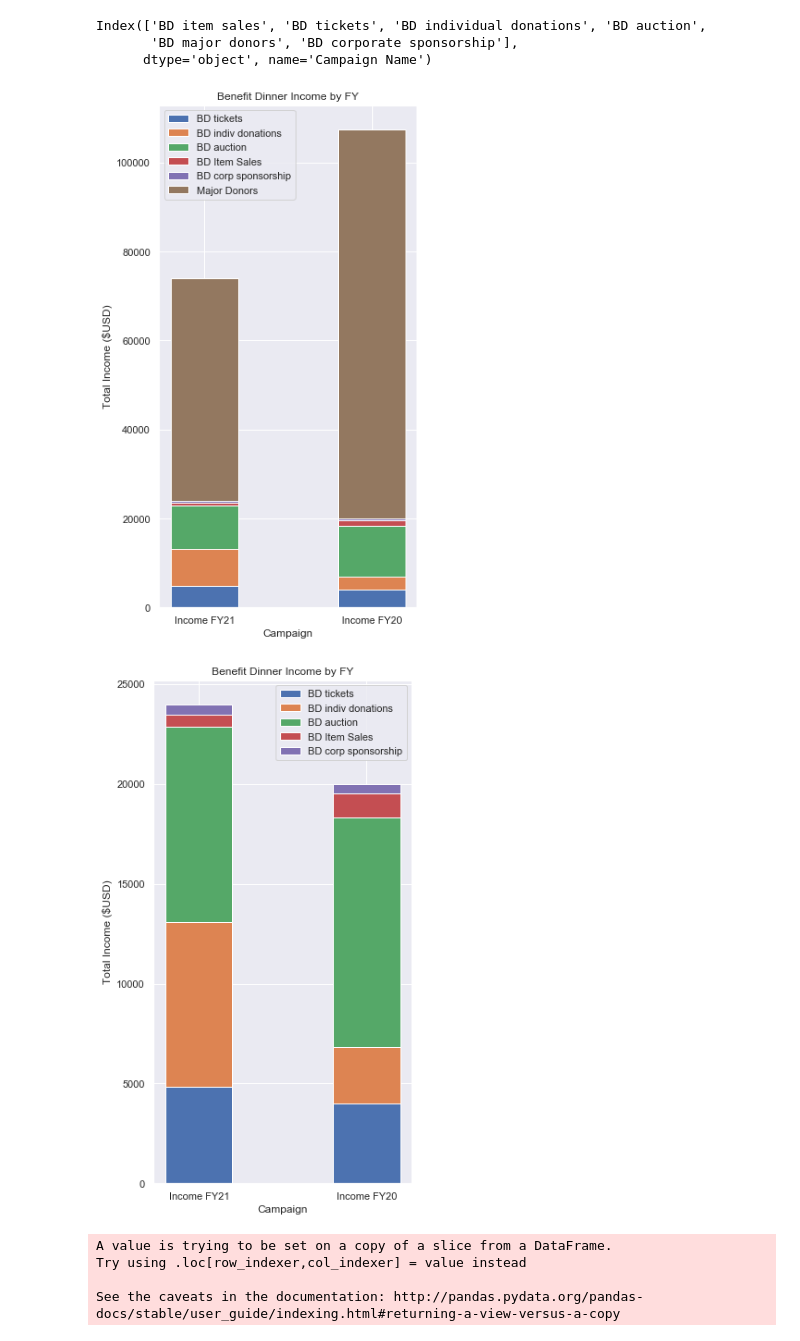
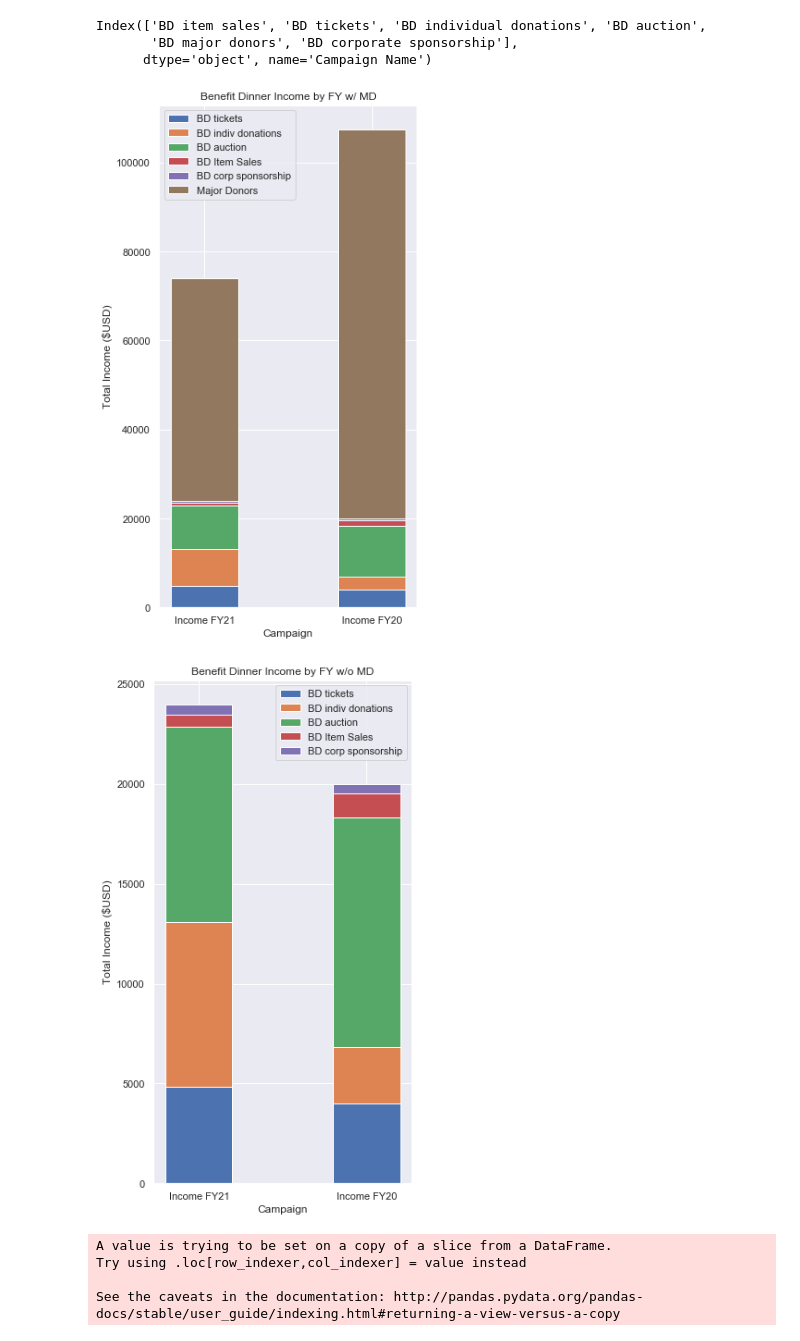
Before and after one commit to patelpurvip/Board-Fundraising-Analysis, a Jupyter notebook: Giving Campaigns Analysis.ipynb, the cells around one changed output. Cells and saved outputs as stored; diff of their text form; code cells hidden in the pictures.

```diff
--- a/Giving Campaigns Analysis.ipynb
+++ b/Giving Campaigns Analysis.ipynb
@@ -334,32 +334,32 @@ plt.bar(x=xticks, height=BD_MD, width=0.4, bottom=BD_corp_spon+BD_item_sales+BD_
 Legend = ['BD tickets', 'BD indiv donations', 'BD auction', 'BD Item Sales', 'BD corp sponsorship', 'Major Donors']
 plt.xlabel('Campaign')
 plt.ylabel('Total Income ($USD)')
-plt.title('Benefit Dinner Income by FY')
+plt.title('Benefit Dinner Income by FY w/ MD')
 plt.legend(Legend,loc=2)
 plt.show()
 # %% [output]
-[figure, old version]
+[figure, new version]
 # %%
 plt.figure(figsize=(5,10))
 
 xticks = All_Dinner.columns
 
 plt.bar(x=xticks, height=BD_tickets, width=0.4)
 plt.bar(x=xticks, height=BD_indiv_don, width=0.4, bottom=BD_tickets)
 plt.bar(x=xticks, height=BD_auction, width=0.4, bottom=BD_indiv_don+BD_tickets)
 plt.bar(x=xticks, height=BD_item_sales, width=0.4, bottom=BD_auction+BD_indiv_don+BD_tickets)
 plt.bar(x=xticks, height=BD_corp_spon, width=0.4, bottom=BD_item_sales+BD_auction+BD_indiv_don+BD_tickets)
 # plt.bar(x=xticks, height=BD_MD, width=0.4, bottom=BD_corp_spon+BD_item_sales+BD_auction+BD_indiv_don+BD_tickets)
 
 
 Legend = ['BD tickets', 'BD indiv donations', 'BD auction', 'BD Item Sales', 'BD corp sponsorship']
 plt.xlabel('Campaign')
 plt.ylabel('Total Income ($USD)')
-plt.title('Benefit Dinner Income by FY')
+plt.title('Benefit Dinner Income by FY w/o MD')
 plt.legend(Legend,loc=1)
 plt.show()
 # %% [output]
-[figure, old version]
+[figure, new version]
 # %%
 test = Campaigns_to_Analyze[['Income FY21']]
 test['June Appeal FY21'] = test['Income FY21']
```
Also changed, not shown: 2 other files.
